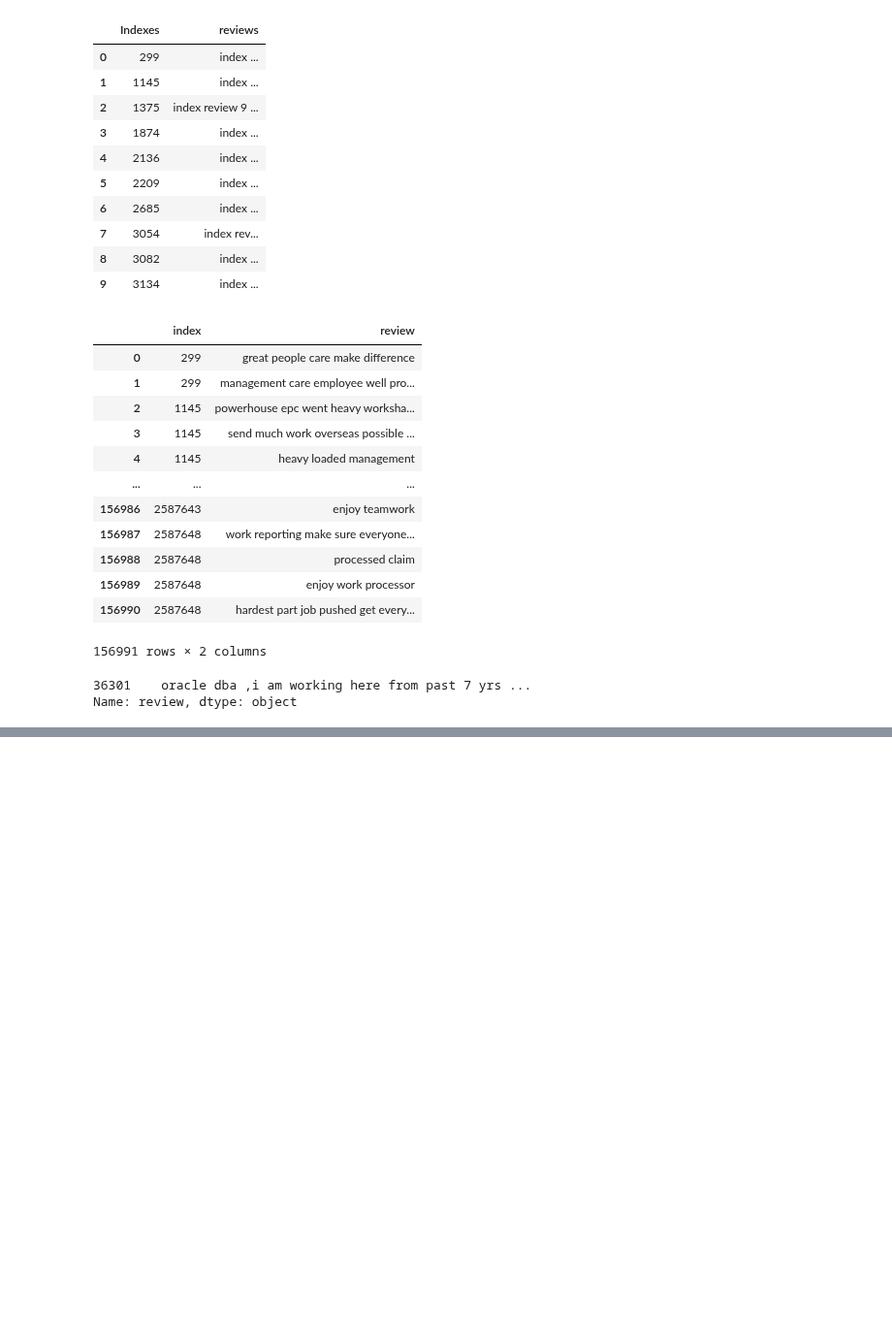
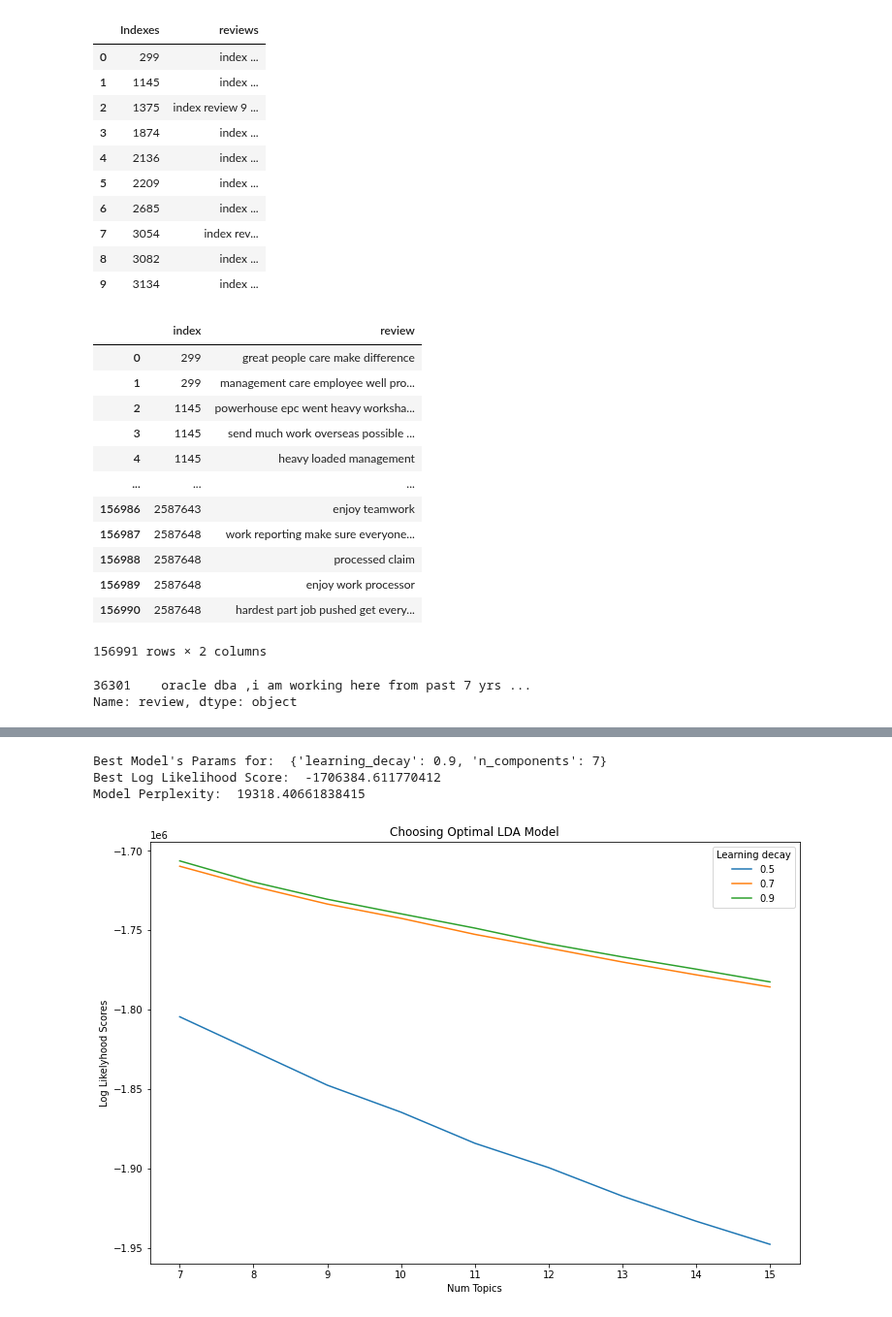
Before and after one commit to toadies/smu-ds-opinion-mining-co-reviews, a Jupyter notebook: notebooks/Section 4 - 3 - LDA- Sentences.ipynb, the cells around one changed output, grey strips where cells are left out. Shown at 97% size. Cells and saved outputs as stored; diff of their text form; code cells hidden in the pictures; blank space fills up the shorter version.

```diff
--- a/notebooks/Section 4 - 3 - LDA- Sentences.ipynb
+++ b/notebooks/Section 4 - 3 - LDA- Sentences.ipynb
@@ -316,0 +473,3 @@ with open("topic_sent_reviews.pkl","wb") as f:
+# %%
+bigram_vectorizer = CountVectorizer(min_df=3, token_pattern='[a-zA-Z0-9]{3,}',ngram_range=(2,2))
+data_bigram_vectorized = bigram_vectorizer.fit_transform(reviews)
@@ -316,0 +480,13 @@ with open("topic_sent_reviews.pkl","wb") as f:
+# %%
+# Define dictionaries for models and hyperparameters to be used in grid search evaluation:
+lda = LatentDirichletAllocation(learning_method="online", verbose=1,random_state=100)
+
+
+ParamDict = {"n_components": [7,8,9,10,11,12,13,14,15]
+                     , "learning_decay": [.5, .7, .9]
+                    }
+
+gs = GridSearchCV(lda, ParamDict, cv=3, n_jobs=-1,
+                              return_train_score='warn',pre_dispatch='2*n_jobs', refit=True
+                              , verbose=1)
+gs.fit(data_bigram_vectorized)
@@ -316,0 +528,32 @@ with open("topic_sent_reviews.pkl","wb") as f:
+# %%
+# Best Model
+best_lda_model = gs.best_estimator_
+# Model Parameters
+print("Best Model's Params for: ", gs.best_params_)
+# Log Likelihood Score
+print("Best Log Likelihood Score: ", gs.best_score_)
+# Perplexity
+print("Model Perplexity: ", best_lda_model.perplexity(data_bigram_vectorized))
+# %% [output]
+Best Model's Params for:  {'learning_decay': 0.9, 'n_components': 7}
+Best Log Likelihood Score:  -1706384.611770412
+Model Perplexity:  19318.40661838415
+# %%
+# Get Log Likelyhoods from Grid Search Output: Higher the better
+n_topics = [7,8,9,10,11,12,13,14,15]
+log_likelyhoods_5 = [round(i) for i in gs.cv_results_['mean_test_score'][0:9]]
+log_likelyhoods_7 = [round(i) for i in gs.cv_results_['mean_test_score'][9:18]]
+log_likelyhoods_9 = [round(i) for i in gs.cv_results_['mean_test_score'][18:27]]
+
+# Show graph
+plt.figure(figsize=(12, 8))
+plt.plot(n_topics, log_likelyhoods_5, label='0.5')
+plt.plot(n_topics, log_likelyhoods_7, label='0.7')
+plt.plot(n_topics, log_likelyhoods_9, label='0.9')
+plt.title("Choosing Optimal LDA Model")
+plt.xlabel("Num Topics")
+plt.ylabel("Log Likelyhood Scores")
+plt.legend(title='Learning decay', loc='best')
+plt.show()
+# %% [output]
+[figure, added]
```
Also changed, not shown: parts of 14 cells of this notebook, 2 other files.
